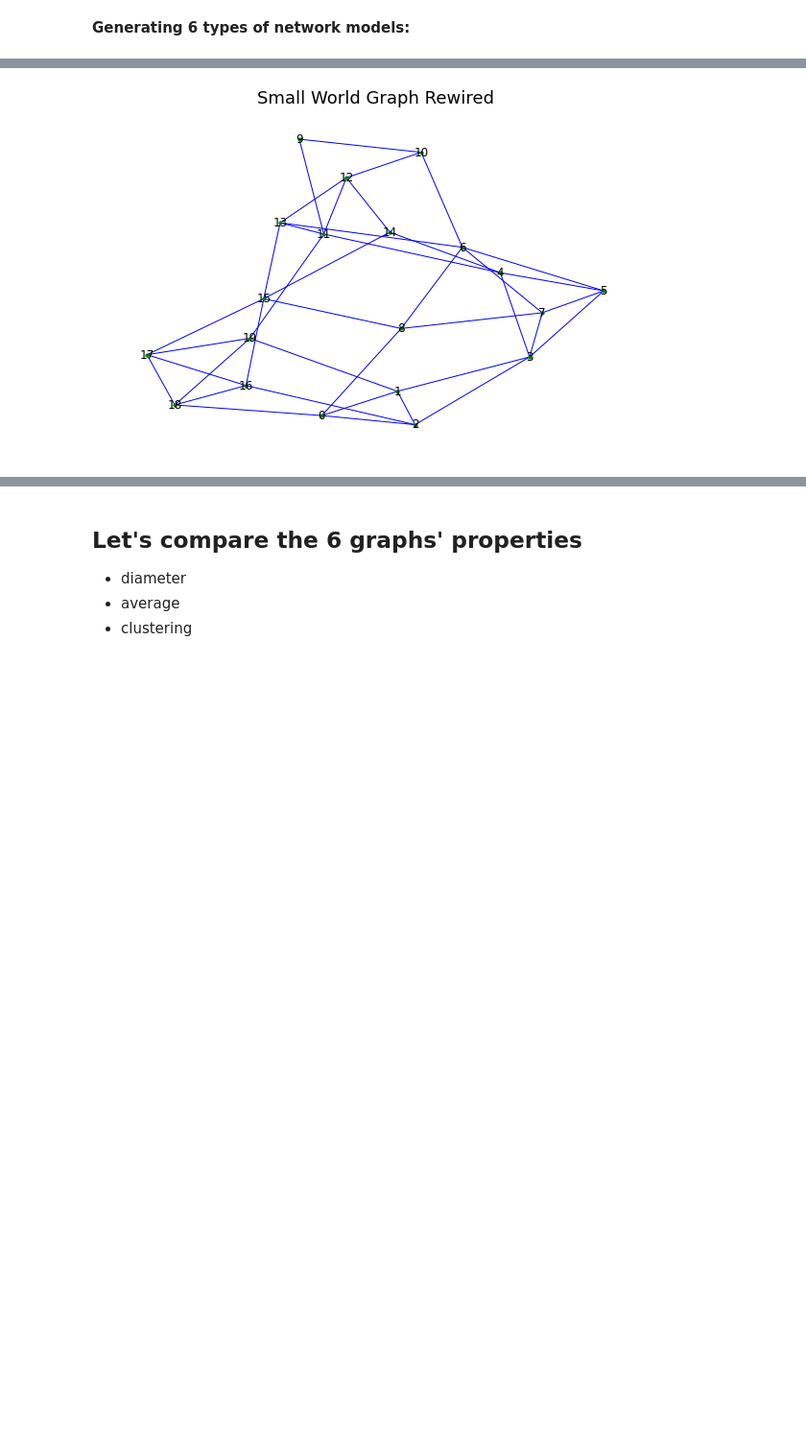
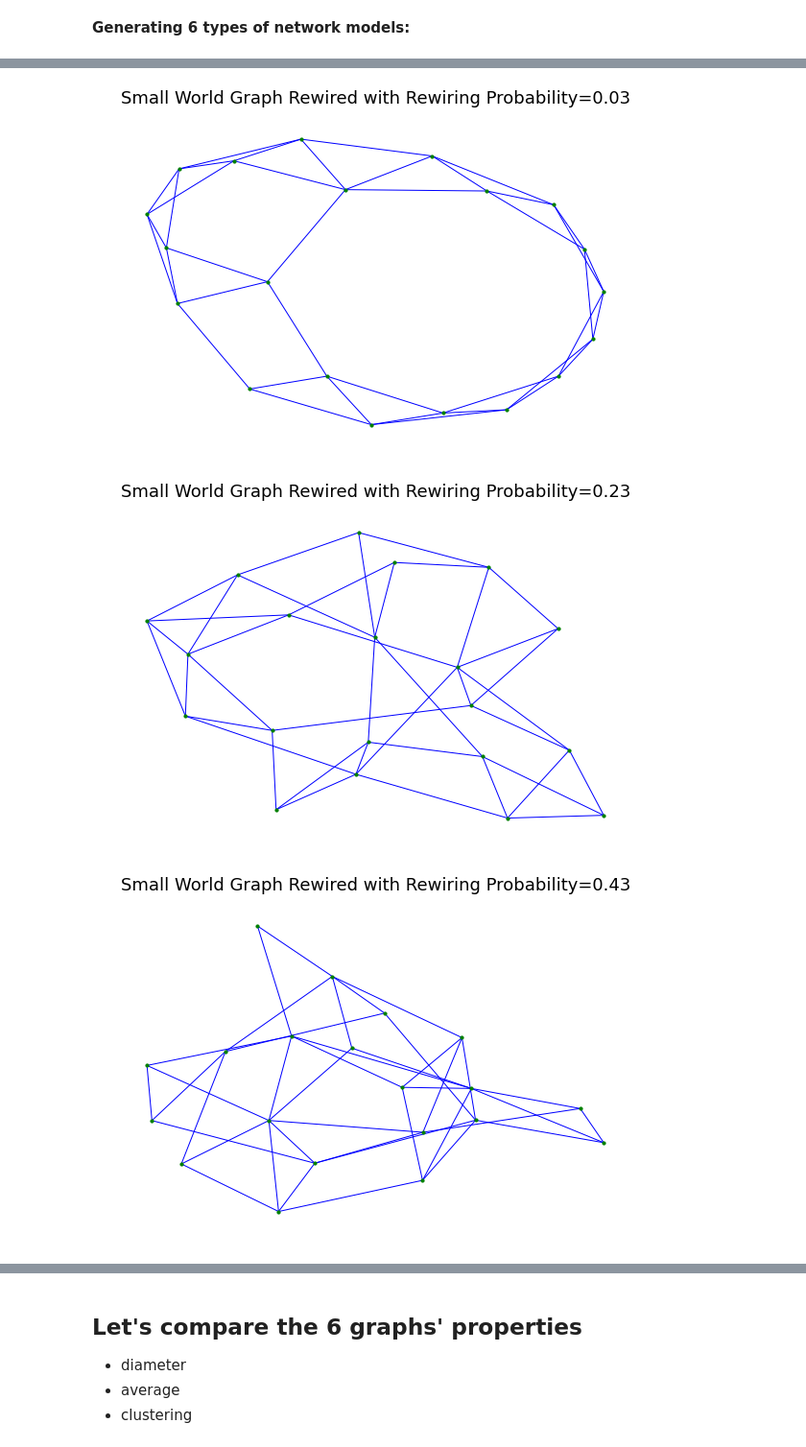
Before and after one commit to hqu/networkx_demo, a Jupyter notebook: CplusJ2022/NetworkX_network_models_tutorial.ipynb, the cells around one changed output, grey strips where cells are left out. Shown at 96% size. Cells and saved outputs as stored; diff of their text form; code cells hidden in the pictures; blank space fills up the shorter version.

```diff
--- a/CplusJ2022/NetworkX_network_models_tutorial.ipynb
+++ b/CplusJ2022/NetworkX_network_models_tutorial.ipynb
@@ -53,9 +53,13 @@ plt.show()
 # %%
-G_small_world_rewired = nx.watts_strogatz_graph(n, 4, p_small_world_rewire, seed=None)
-plt.figure(figsize=(8, 5))
-nx.draw(G_small_world_rewired, edge_color='blue', node_size=10, node_color='green', with_labels = True)
-plt.title('Small World Graph Rewired', size=18)
-plt.show()
+for i in range(0,60, 20):
+  p_rewire=i/100 +.03
+  G_small_world_rewired = nx.watts_strogatz_graph(n, 4, p_rewire, seed=None)
+  plt.figure(figsize=(8, 5))
+  nx.draw(G_small_world_rewired, edge_color='blue', node_size=10, node_color='green', with_labels = False)
+  plt.title('Small World Graph Rewired with Rewiring Probability=' +str(round(p_rewire,2)), size=18)
+  plt.show()
 # %% [output]
-[figure, old version]
+[figure, new version]
+[figure, added]
+[figure, added]
 # %%
```
Also changed, not shown: parts of 21 cells of this notebook.
